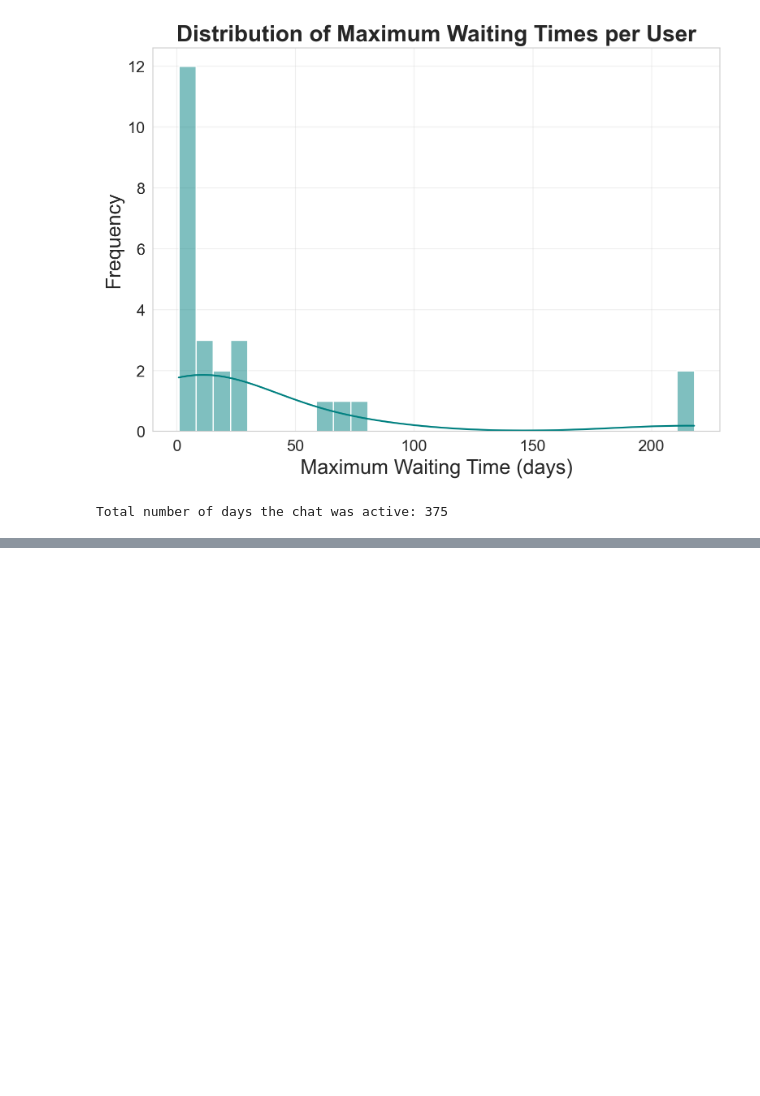
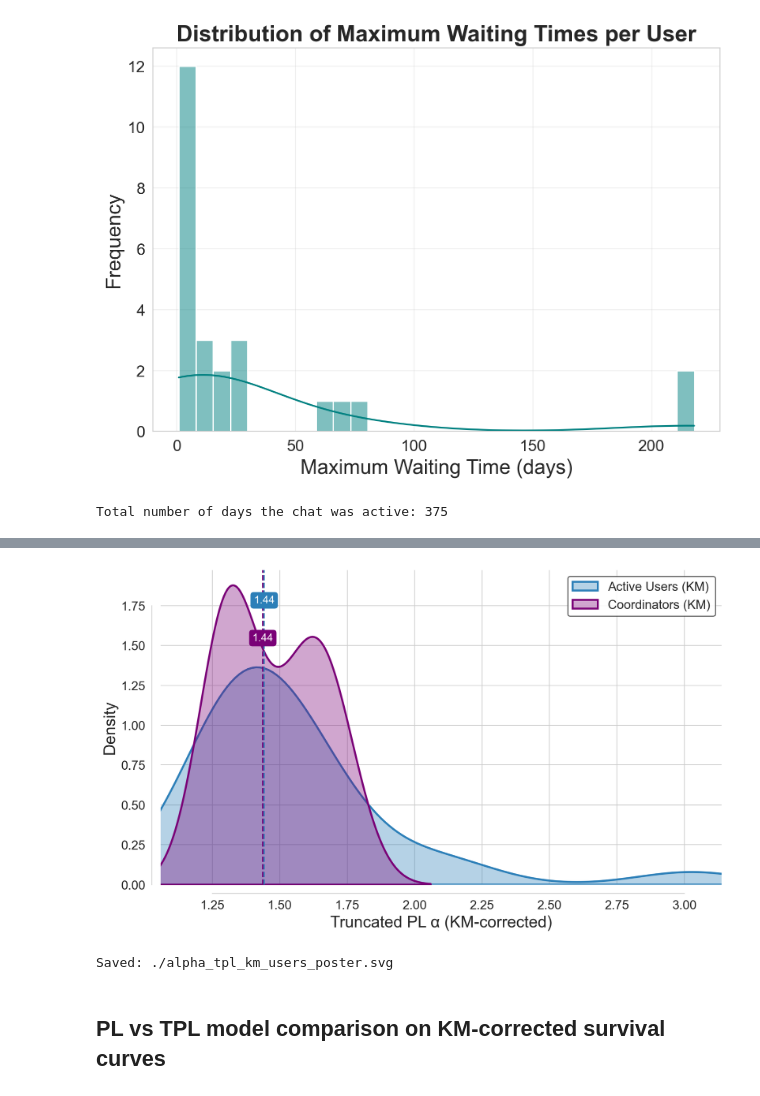
Before and after one commit to pablob2002/TFM, a Jupyter notebook: Active Users/260428_active_users_all.ipynb, the cells around one changed output, grey strips where cells are left out. Cells and saved outputs as stored; diff of their text form; code cells hidden in the pictures; blank space fills up the shorter version.

```diff
--- a/Active Users/260428_active_users_all.ipynb
+++ b/Active Users/260428_active_users_all.ipynb
@@ -759,0 +933,52 @@ Total number of days the chat was active: 375
+# %%
+import os
+
+def save_km_tpl_fig(out_dir='.', svg_name='alpha_tpl_km_users_poster.svg', dpi=600):
+    os.makedirs(out_dir, exist_ok=True)
+    blue   = '#2c7fb8'
+    purple = '#7a0177'
+    au    = np.asarray(alphas_au_tpl_km)
+    coord = np.asarray(alphas_coord_tpl_km)
+
+    fig, ax = plt.subplots(figsize=(10, 6), dpi=200)
+    valid = np.concatenate([au[~np.isnan(au)], coord[~np.isnan(coord)]])
+    if valid.size > 0:
+        xlo, xhi = valid.min(), valid.max()
+        pad = max(0.06 * (xhi - xlo), 0.1)
+        ax.set_xlim(xlo - pad, xhi + pad)
+
+    if au.size > 1:
+        sns.kdeplot(au, ax=ax, color=blue, fill=True, alpha=0.35, linewidth=2.2,
+                    label='Active Users (KM)', bw_method='scott')
+    if coord.size > 1:
+        sns.kdeplot(coord, ax=ax, color=purple, fill=True, alpha=0.35, linewidth=2.2,
+                    label='Coordinators (KM)', bw_method='scott')
+
+    ymax = ax.get_ylim()[1]
+    for vals, color, yf in [(au, blue, 0.92), (coord, purple, 0.80)]:
+        if vals.size:
+            med = np.nanmedian(vals)
+            ax.axvline(med, color=color, linestyle='--', linewidth=1.6)
+            ax.text(med, ymax * yf, f'{med:.2f}', color='white', fontsize=12,
+                    ha='center', va='top',
+                    bbox=dict(facecolor=color, edgecolor='none', boxstyle='round,pad=0.3'))
+
+    ax.set_xlabel('Truncated PL α (KM-corrected)', fontsize=18)
+    ax.set_ylabel('Density', fontsize=18)
+    leg = ax.legend(frameon=True, facecolor='white', edgecolor='0.2',
+                    framealpha=0.9, loc='upper right', fontsize=14)
+    ax.tick_params(axis='both', labelsize=14)
+    sns.despine(trim=True, offset=10)
+    fig.tight_layout()
+
+    svg_path = os.path.join(out_dir, svg_name)
+    fig.savefig(svg_path, dpi=dpi, bbox_inches='tight')
+    plt.show()
+    print(f'Saved: {svg_path}')
+
+save_km_tpl_fig()
+# %% [output]
+[figure, added]
+Saved: ./alpha_tpl_km_users_poster.svg
+# %% [markdown]
+## PL vs TPL model comparison on KM-corrected survival curves
```
Also changed, not shown: parts of 11 cells of this notebook, 34 other files.
